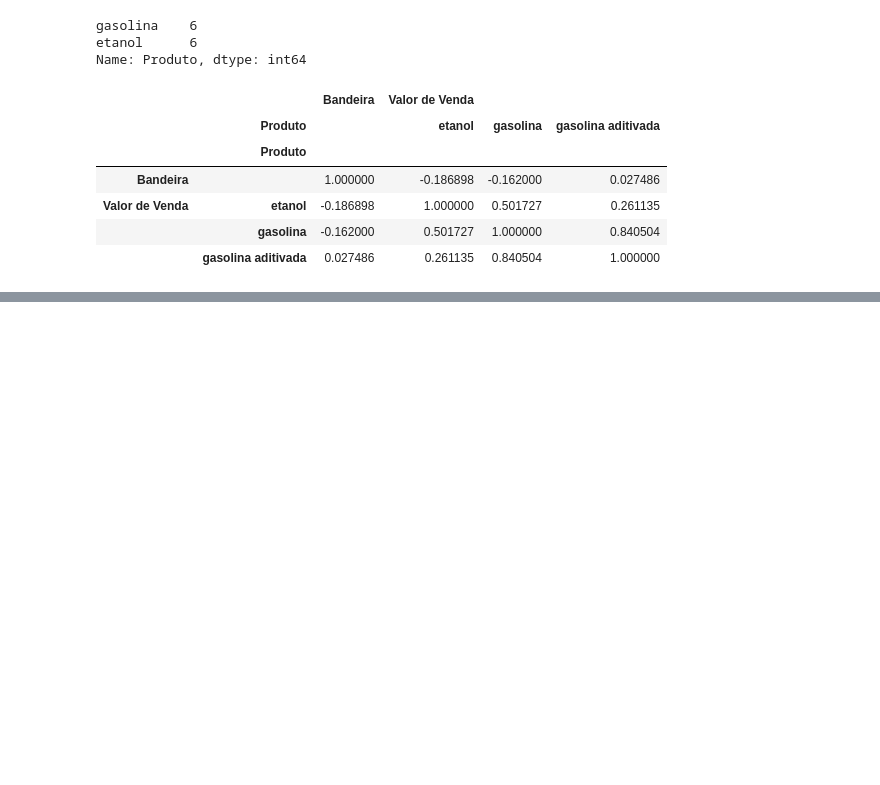
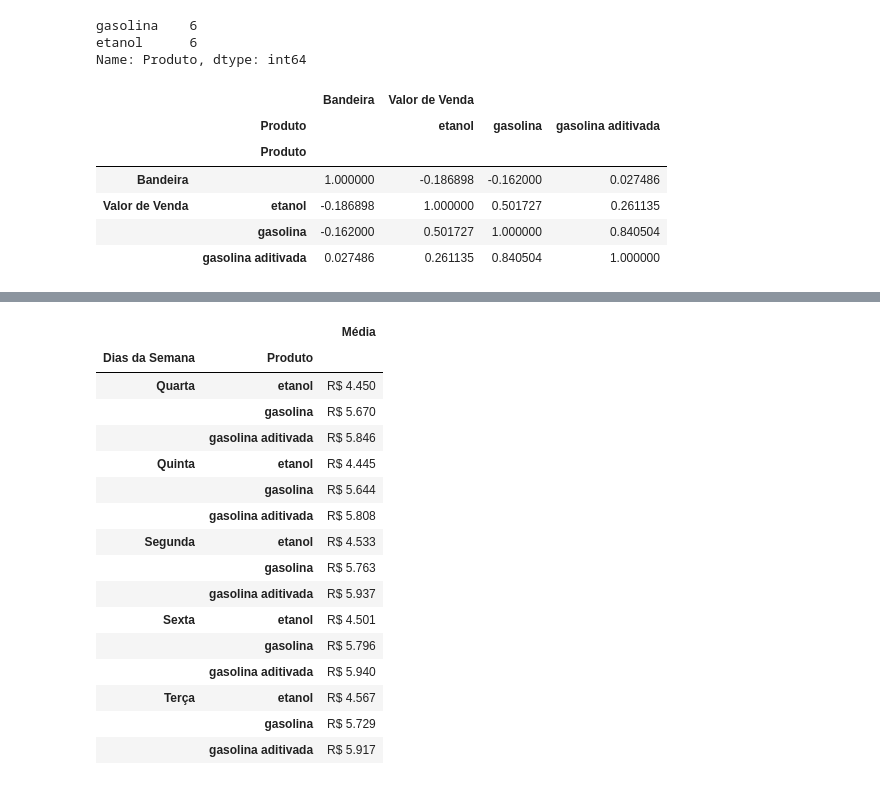
Before and after one commit to pedrorcm/Analise-Combustiveis-M4, a Jupyter notebook: main.ipynb, the cells around one changed output, grey strips where cells are left out. Drawn from its saved outputs; the diff is of its cells as text; code cells hidden in the pictures; blank space fills up the shorter version.

Commit message:
Pergunta Extra 1
Adicionando a pergunta Extra 1

```diff
--- a/main.ipynb
+++ b/main.ipynb
@@ -693,0 +735,26 @@ media_bandeira_1.corr()
+# %%
+# Ainda o EXTRA 1
+# Para os combustiveis separadamente
+vendaprodutosemana = conjunto_dados.groupby(['Dias da Semana', 'Produto'])[['Valor de Venda']].mean()
+vendaprodutosemana.columns = ['Média']
+#vendaprodutosemana.sort_values('Média',inplace=True,ascending=False)
+vendaprodutosemana.style.format(' R$ {:,.3f}').background_gradient(cmap='Reds')
+# Gasolina aditivada na sexta é o valor mais caro.
+# %% [output]
+|  |  | Média |
+| Dias da Semana | Produto |  |
+| Quarta | etanol | R$ 4.450 |
+|  | gasolina | R$ 5.670 |
+|  | gasolina aditivada | R$ 5.846 |
+| Quinta | etanol | R$ 4.445 |
+|  | gasolina | R$ 5.644 |
+|  | gasolina aditivada | R$ 5.808 |
+| Segunda | etanol | R$ 4.533 |
+|  | gasolina | R$ 5.763 |
+|  | gasolina aditivada | R$ 5.937 |
+| Sexta | etanol | R$ 4.501 |
+|  | gasolina | R$ 5.796 |
+|  | gasolina aditivada | R$ 5.940 |
+| Terça | etanol | R$ 4.567 |
+|  | gasolina | R$ 5.729 |
+|  | gasolina aditivada | R$ 5.917 |
```
Also changed, not shown: parts of 2 cells of this notebook.
